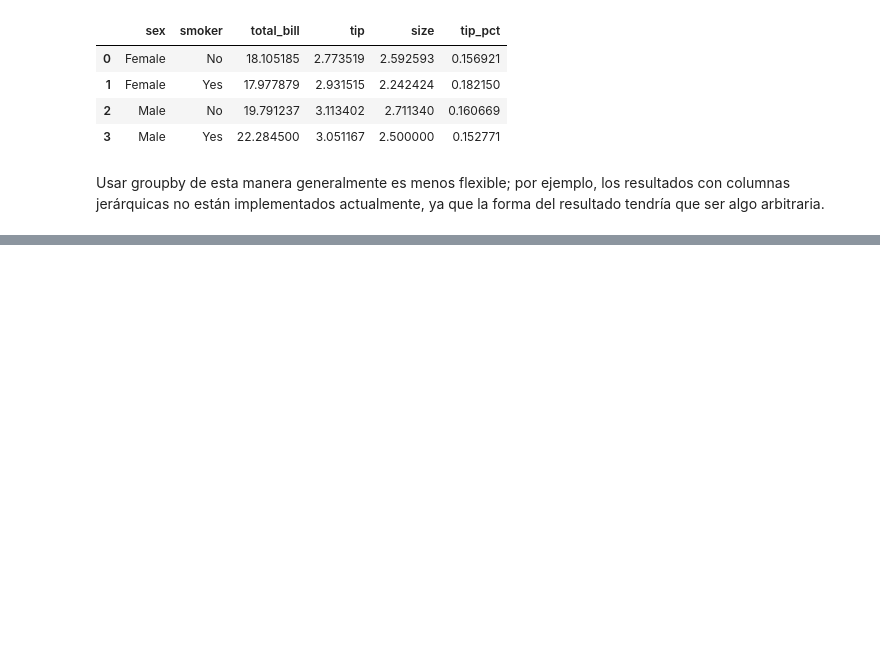
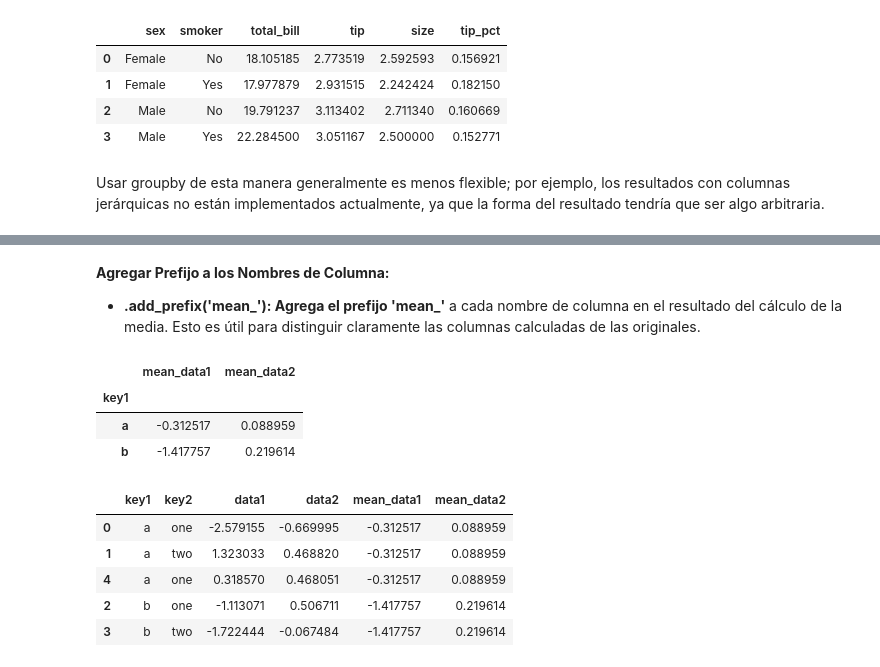
Before and after one commit to MikeAlienpz03/Excel_python, a Jupyter notebook: Chapters/DataAgregation.ipynb, the cells around one changed output, grey strips where cells are left out. Saved outputs shown, nothing was run; the diff lists cells and outputs as text; code cells hidden in the pictures; blank space fills up the shorter version.

```diff
--- a/Chapters/DataAgregation.ipynb
+++ b/Chapters/DataAgregation.ipynb
@@ -699,0 +713,21 @@ pag 280
+# %% [markdown]
+**Agregar Prefijo a los Nombres de Columna:**
+
+* **.add_prefix('mean_'): Agrega el prefijo 'mean_'** a cada nombre de columna en el resultado del cálculo de la media. Esto es útil para distinguir claramente las columnas calculadas de las originales.
+# %%
+k1_means = df[['data1','data2']].groupby(df['key1']).mean().add_prefix('mean_')
+k1_means
+# %% [output]
+|  | mean_data1 | mean_data2 |
+| key1 |  |  |
+| a | -0.312517 | 0.088959 |
+| b | -1.417757 | 0.219614 |
+# %%
+pd.merge(df,k1_means,left_on='key1',right_index=True)
+# %% [output]
+|  | key1 | key2 | data1 | data2 | mean_data1 | mean_data2 |
+| 0 | a | one | -2.579155 | -0.669995 | -0.312517 | 0.088959 |
+| 1 | a | two | 1.323033 | 0.468820 | -0.312517 | 0.088959 |
+| 4 | a | one | 0.318570 | 0.468051 | -0.312517 | 0.088959 |
+| 2 | b | one | -1.113071 | 0.506711 | -1.417757 | 0.219614 |
+| 3 | b | two | -1.722444 | -0.067484 | -1.417757 | 0.219614 |
```
Also changed, not shown: parts of 71 cells of this notebook, 3 other files.
